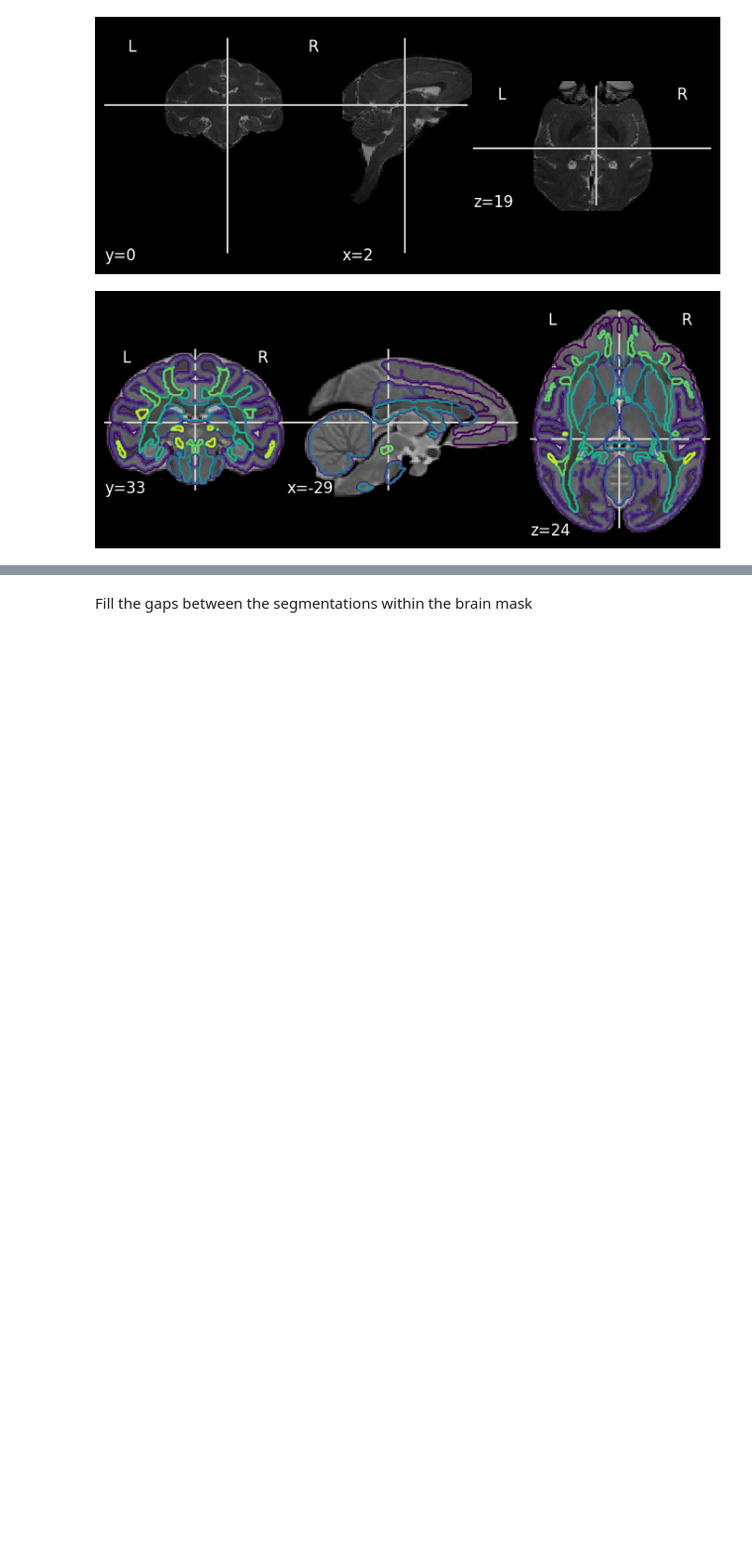
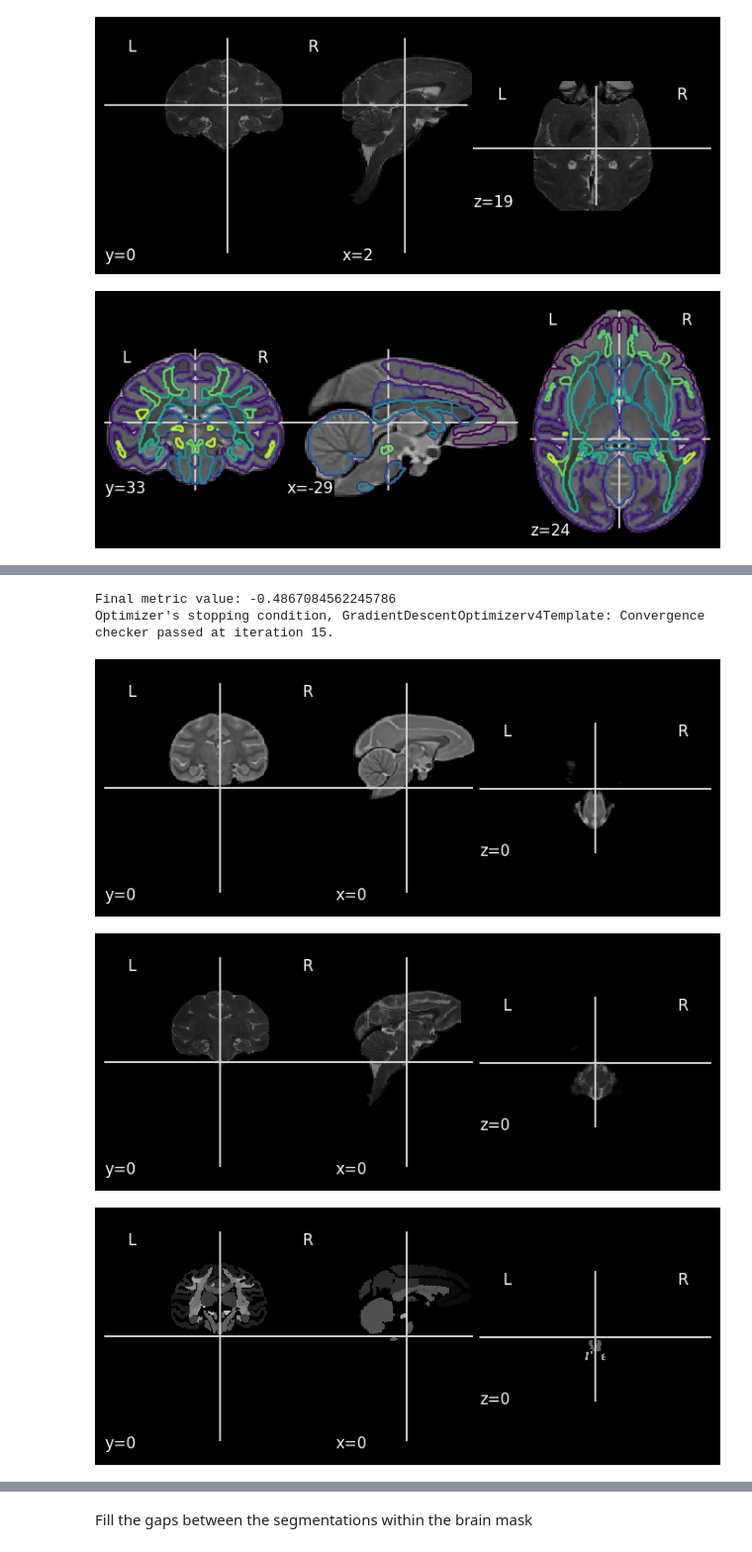
Before and after one commit to ajoshiusc/macaque_reg, a Jupyter notebook: main_reg.ipynb, the cells around one changed output, grey strips where cells are left out. Shown at 99% size. Saved outputs shown, nothing was run; the diff lists cells and outputs as text; code cells hidden in the pictures; blank space fills up the shorter version.

```diff
--- a/main_reg.ipynb
+++ b/main_reg.ipynb
@@ -58,34 +62,41 @@ plot_anat(sub_bse_t2)
 # %%
 fixed_image = sitk.ReadImage(sub_bse_t2, sitk.sitkFloat32)
 moving_image = sitk.ReadImage(atlas_bse_t2, sitk.sitkFloat32)
 initial_transform = sitk.CenteredTransformInitializer(
     fixed_image,
     moving_image,
     sitk.Euler3DTransform(),
     sitk.CenteredTransformInitializerFilter.GEOMETRY,
 )
 
-final_transform, _ = multires_registration(fixed_image, moving_image, initial_transform)
+final_transform, _ = multires_registration(
+    fixed_image, moving_image, initial_transform)
 
 moved_image = sitk.Resample(moving_image, fixed_image, final_transform)
 
 sitk.WriteImage(moved_image, centered_atlas)
 
 moving_image = sitk.ReadImage(atlas_labels, sitk.sitkUInt16)
 moved_image = sitk.Resample(
     moving_image,
     fixed_image,
     transform=final_transform,
     interpolator=sitk.sitkNearestNeighbor,
 )
 sitk.WriteImage(moved_image, centered_atlas_labels)
 
 
 plot_anat(centered_atlas, cut_coords=(0, 0, 0))
 plot_anat(sub_bse_t2, cut_coords=(0, 0, 0))
 plot_anat(centered_atlas_labels, cut_coords=(0, 0, 0))
 
 show()
+# %% [output]
+Final metric value: -0.4867084562245786
+Optimizer's stopping condition, GradientDescentOptimizerv4Template: Convergence checker passed at iteration 15.
+[figure, added]
+[figure, added]
+[figure, added]
 # %%
 aligner = Aligner()
 aligner.affine_reg(
```
Also changed, not shown: parts of 17 cells of this notebook, 1 other file.
